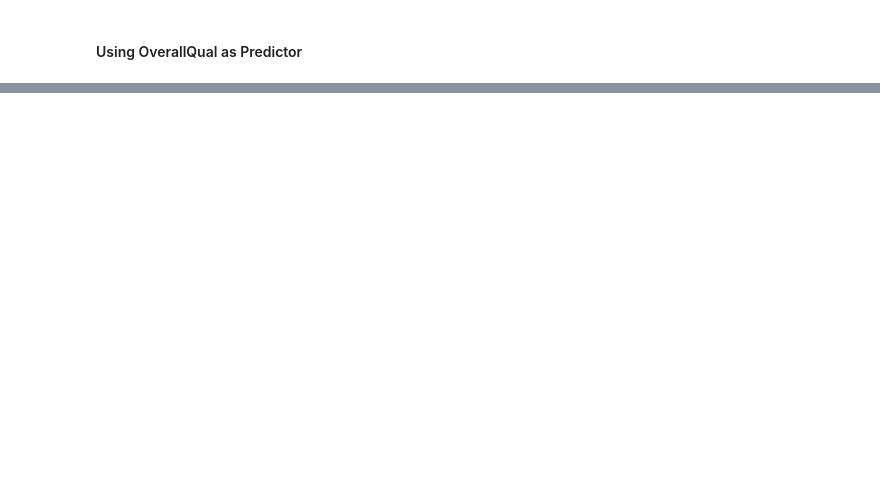
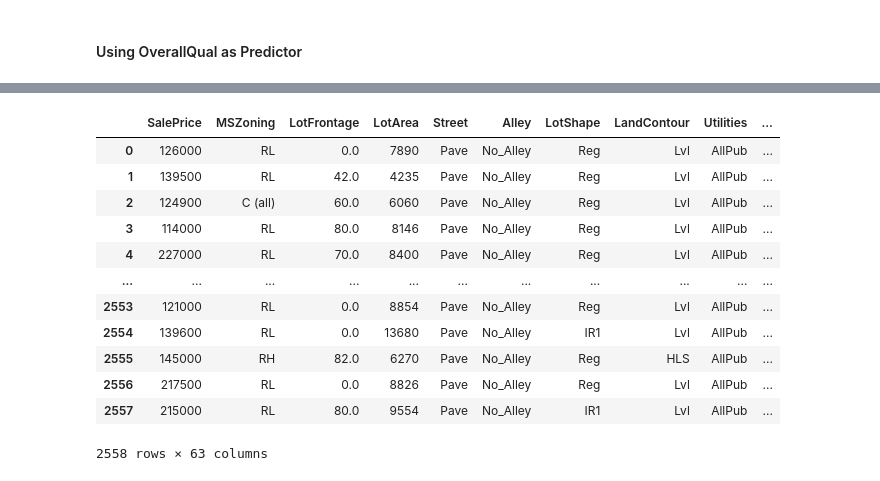
Before and after one commit to jasonphillip/Ames_Housing_ML_Project, a Jupyter notebook: models/LinearModels.ipynb, the cells around one changed output, grey strips where cells are left out. Cells and saved outputs as stored; diff of their text form; code cells hidden in the pictures; blank space fills up the shorter version.

```diff
--- a/models/LinearModels.ipynb
+++ b/models/LinearModels.ipynb
@@ -160,9 +82,0 @@ print('Mean R-squared score:', scores.mean())
-# %%
-# Identify non-numeric features
-non_numeric_columns = data.select_dtypes(exclude=['int64', 'float64']).columns.tolist()
-
-# Apply one-hot encoding to each non-numeric feature
-data = pd.get_dummies(data, columns=non_numeric_columns)
-
-# Preview the transformed dataset
-data.head()
@@ -220,0 +163,4 @@ print(f'Average R-squared score: {scores.mean()}')
+# %%
+# Dropping Neighborhood Streeet because 501 unique values, also Dropping PID
+drop_cols = ["Neighborhood_st", "PID"]
+data = data.drop(drop_cols, axis=1)
@@ -220,0 +191,16 @@ print(f'Average R-squared score: {scores.mean()}')
+# %%
+data
+# %% [output]
+|  | SalePrice | MSZoning | LotFrontage | LotArea | Street | Alley | LotShape | LandContour | Utilities | ... |
+| 0 | 126000 | RL | 0.0 | 7890 | Pave | No_Alley | Reg | Lvl | AllPub | ... |
+| 1 | 139500 | RL | 42.0 | 4235 | Pave | No_Alley | Reg | Lvl | AllPub | ... |
+| 2 | 124900 | C (all) | 60.0 | 6060 | Pave | No_Alley | Reg | Lvl | AllPub | ... |
+| 3 | 114000 | RL | 80.0 | 8146 | Pave | No_Alley | Reg | Lvl | AllPub | ... |
+| 4 | 227000 | RL | 70.0 | 8400 | Pave | No_Alley | Reg | Lvl | AllPub | ... |
+| ... | ... | ... | ... | ... | ... | ... | ... | ... | ... | ... |
+| 2553 | 121000 | RL | 0.0 | 8854 | Pave | No_Alley | Reg | Lvl | AllPub | ... |
+| 2554 | 139600 | RL | 0.0 | 13680 | Pave | No_Alley | IR1 | Lvl | AllPub | ... |
+| 2555 | 145000 | RH | 82.0 | 6270 | Pave | No_Alley | Reg | HLS | AllPub | ... |
+| 2556 | 217500 | RL | 0.0 | 8826 | Pave | No_Alley | Reg | Lvl | AllPub | ... |
+| 2557 | 215000 | RL | 80.0 | 9554 | Pave | No_Alley | IR1 | Lvl | AllPub | ... |
+2558 rows × 63 columns
```
Also changed, not shown: parts of 37 cells of this notebook, 1 other file.
